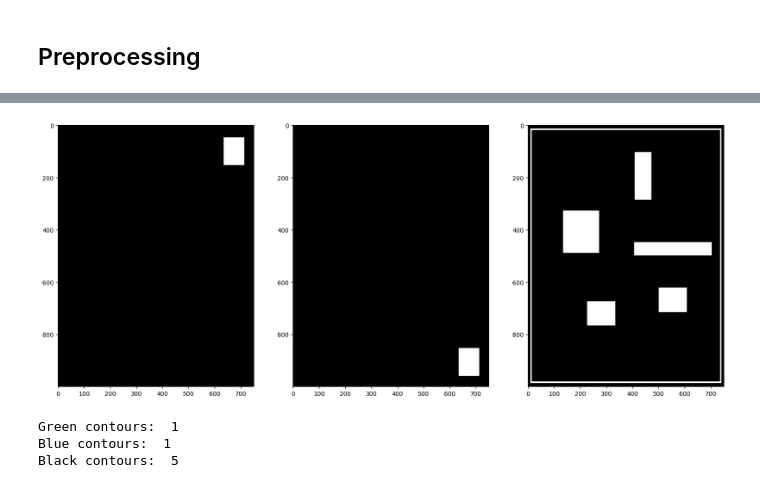
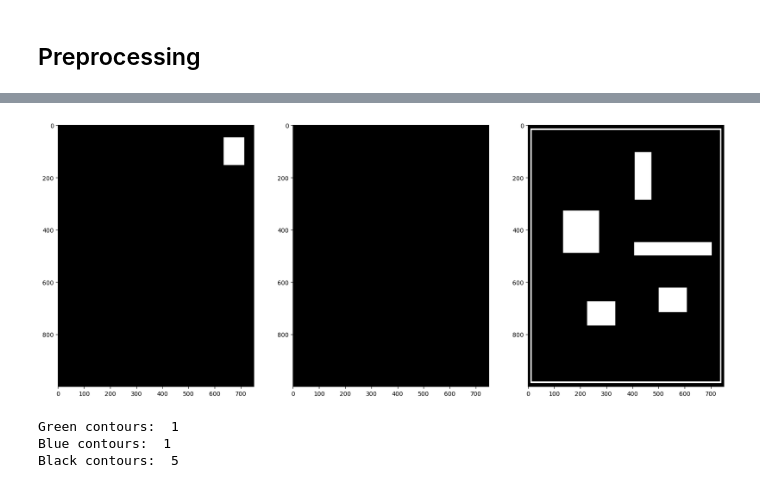
Before and after one commit to Armonis5/ThymioMob, a Jupyter notebook: vision.ipynb, the cells around one changed output, grey strips where cells are left out. Saved outputs shown, nothing was run; the diff lists cells and outputs as text; code cells hidden in the pictures.

```diff
--- a/vision.ipynb
+++ b/vision.ipynb
@@ -44,7 +44,7 @@ plt.show()
 ## Preprocessing
 # %%
 # Convert the image to HSV
-hsv = cv2.cvtColor(image, cv2.COLOR_RGB2HSV)
+hsv = cv2.cvtColor(image, cv2.COLOR_BGR2HSV)
 
 # Display the image
 plt.imshow(hsv)
@@ -54,30 +54,31 @@ plt.show()
 # %%
-# Define color ranges for green squares
+# Define color ranges for green squares in
 green_lower = np.array([35, 100, 100])
 green_upper = np.array([85, 255, 255])
 green_mask = cv2.inRange(hsv, green_lower, green_upper)
 
-# Define color ranges for cyan squares
-blue_lower = np.array([100, 100, 100])
-blue_upper = np.array([140, 255, 255])
+# Define color ranges for light blue squares in hsv
+blue_lower = np.array([85, 80, 80])
+blue_upper = np.array([135, 255, 255])
 blue_mask = cv2.inRange(hsv, blue_lower, blue_upper)
+
 
 # Define color ranges for black squares or rectangles
 black_lower = np.array([0, 0, 0])
 black_upper = np.array([180, 255, 30])
 black_mask = cv2.inRange(hsv, black_lower, black_upper)
 
 #display the 3 masks
 plt.figure(figsize=(20,10))
 plt.subplot(131)
 plt.imshow(green_mask, cmap="gray")
 plt.subplot(132)
 plt.imshow(blue_mask, cmap="gray")
 plt.subplot(133)
 plt.imshow(black_mask, cmap="gray")
 plt.show()
 # %% [output]
-[figure, old version]
+[figure, new version]
 # %%
 # Find contours for each colour
 green_contours, _ = cv2.findContours(green_mask, cv2.RETR_TREE, cv2.CHAIN_APPROX_SIMPLE)
```
Also changed, not shown: parts of 1 cell of this notebook.
